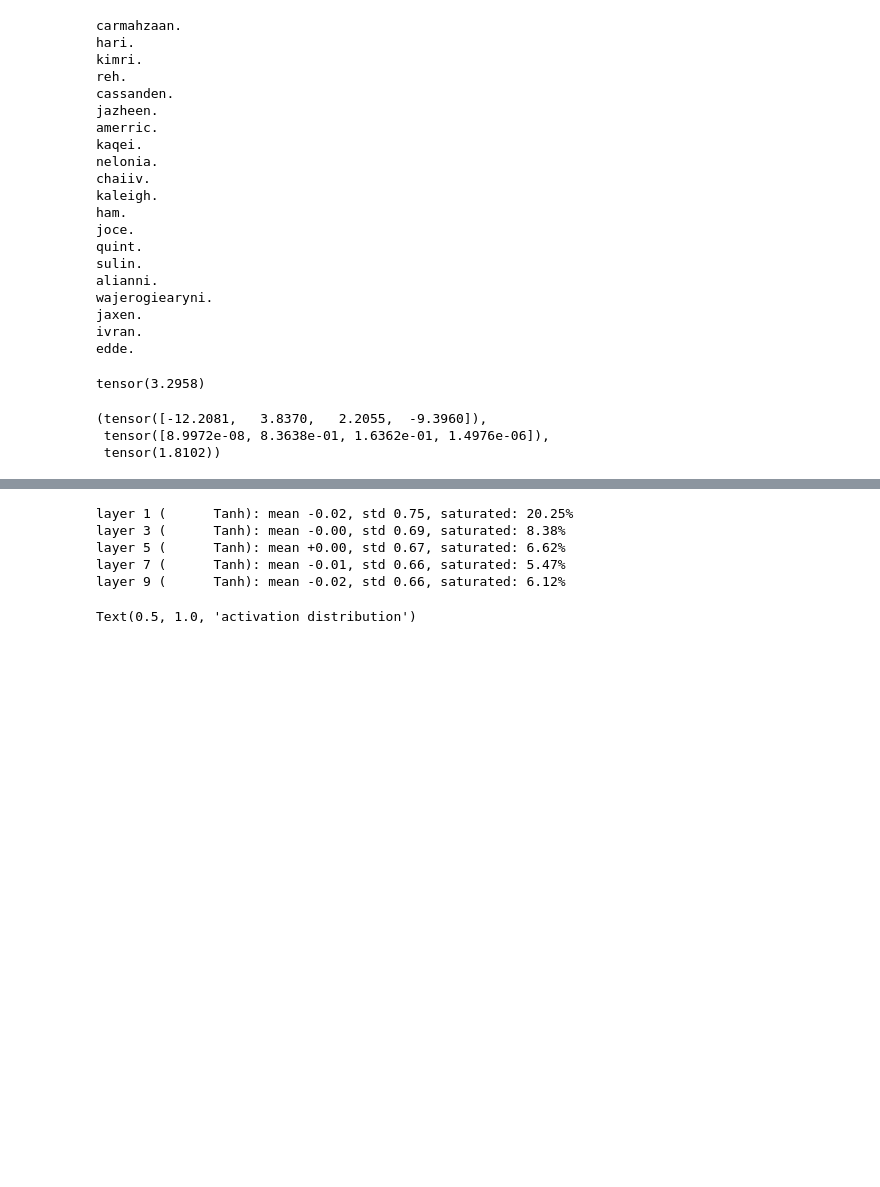
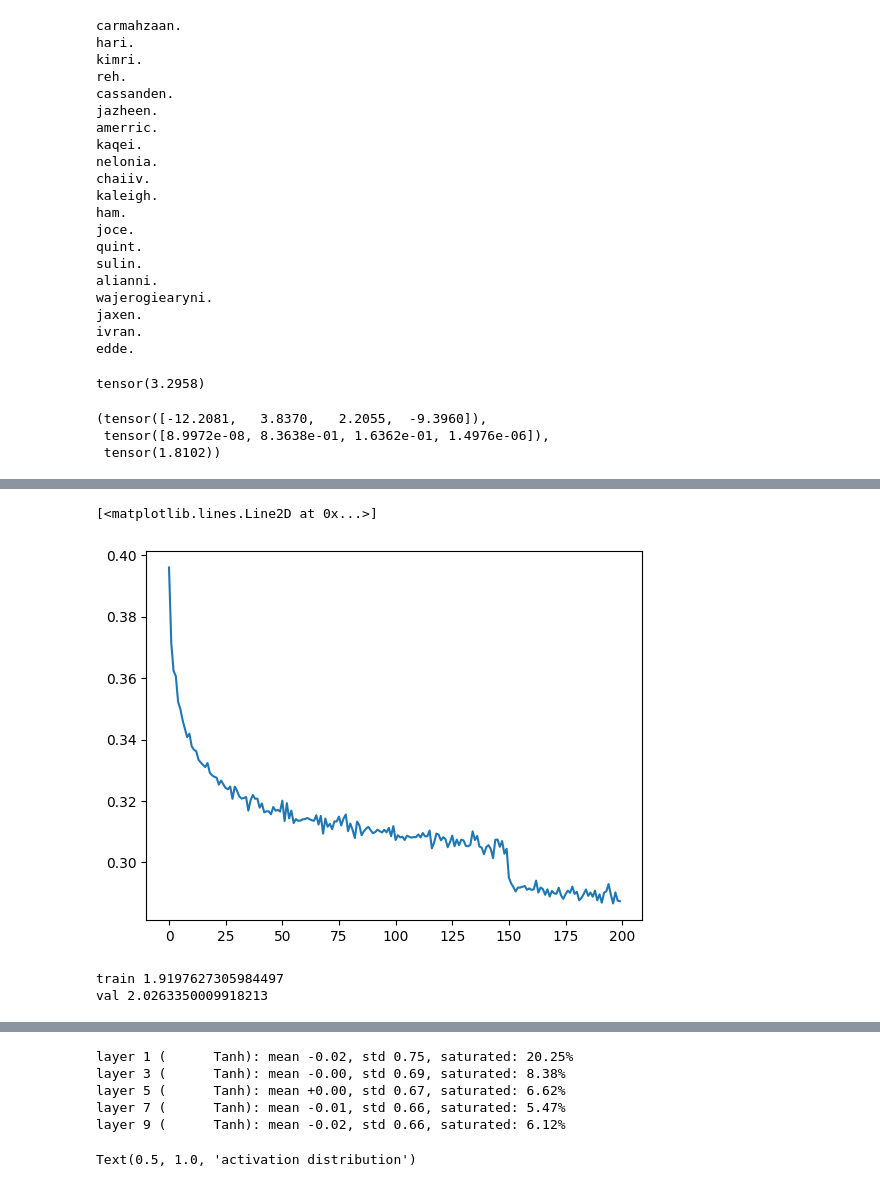
Before and after one commit to akdeb/deep-learning-tutorials, a Jupyter notebook: makemore_pt3.ipynb, the cells around one changed output, grey strips where cells are left out. Cells and saved outputs as stored; diff of their text form; code cells hidden in the pictures; blank space fills up the shorter version.

```diff
--- a/makemore_pt3.ipynb
+++ b/makemore_pt3.ipynb
@@ -24,7 +24,7 @@ print(vocab_size)
 {1: 'a', 2: 'b', 3: 'c', 4: 'd', 5: 'e', 6: 'f', 7: 'g', 8: 'h', 9: 'i', 10: 'j', 11: 'k', 12: 'l', 13: 'm', 14: 'n', 15: 'o', 16: 'p', 17: 'q', 18: 'r', 19: 's', 20: 't', 21: 'u', 22: 'v', 23: 'w', 2 ...
 27
 # %%
-block_size = 3
+block_size = 8
 
 def build_dataset(words):
     X, Y = [], []
@@ -356,0 +369,21 @@ for p in parameters:
+# %%
+n_embd = 10
+n_hidden = 200
+
+model = Sequential([
+    Embedding(vocab_size, n_embd),
+    Flatten(),
+    Linear(n_embd * block_size, n_hidden, bias=False), BatchNorm1d(n_hidden), Tanh(),
+    Linear(n_hidden, vocab_size),
+])
+
+with torch.no_grad():
+    layers[-1].weight *= 0.1
+    # for layer in layers[:-1]:
+    #     if isinstance(layer, Linear):
+    #         layer.weight *= 5/3
+
+parameters = model.parameters()
+print(sum(p.nelement() for p in parameters))
+for p in parameters:
+    p.requires_grad = True
@@ -356,0 +392,6 @@ for p in parameters:
+# %%
+ix = torch.randint(0, Xtr.shape[0], (4,))
+Xb, Yb = Xtr[ix], Ytr[ix]
+logits = model(Xb)
+print(Xb.shape)
+Xb, Yb
@@ -362,25 +416,19 @@ lossi = []
 
 for i in range(max_steps):
     # minibatch construct
-    ix = torch.randint(0, Xtr.shape[0], (batch_size,), generator=g)
+    ix = torch.randint(0, Xtr.shape[0], (batch_size,))
     Xb, Yb = Xtr[ix], Ytr[ix]
 
-    # forward pass
-    emb = C[Xb]
-    x = emb.view(emb.shape[0], -1)
-    for layer in layers:
-        x = layer(x)
-    loss = F.cross_entropy(x, Yb)
+    logits = model(Xb)
+    loss = F.cross_entropy(logits, Yb)
 
     # backward pass
-    for layer in layers:
-        layer.out.retain_grad()
     for p in parameters:
         p.grad = None
     loss.backward()
 
     # update
-    lr = 0.1 if i < 100000 else 0.01
+    lr = 0.1 if i < 150000 else 0.01
     for p in parameters:
         p.data += -lr * p.grad
 
@@ -394,0 +462,5 @@ for i in range(max_steps):
+# %%
+plt.plot(torch.tensor(lossi).view(-1, 1000).mean(1))
+# %% [output]
+[<matplotlib.lines.Line2D at 0x...>]
+[figure, added]
@@ -394,0 +470,17 @@ for i in range(max_steps):
+# %%
+@torch.no_grad()
+def split_loss(split):
+    x,y = {
+        'train': (Xtr, Ytr),
+        'val': (Xdev, Ydev),
+        'test': (Xte, Yte),
+    }[split]
+    logits = model(x)
+    loss = F.cross_entropy(logits, y)
+    print(split, loss.item())
+
+split_loss('train')
+split_loss('val')
+# %% [output]
+train 1.9197627305984497
+val 2.0263350009918213
```
Also changed, not shown: parts of 11 cells of this notebook.
